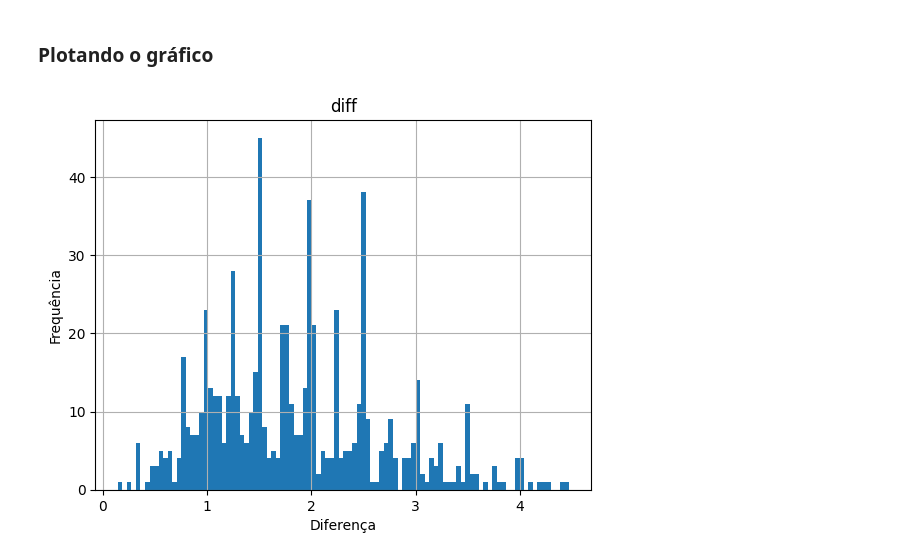
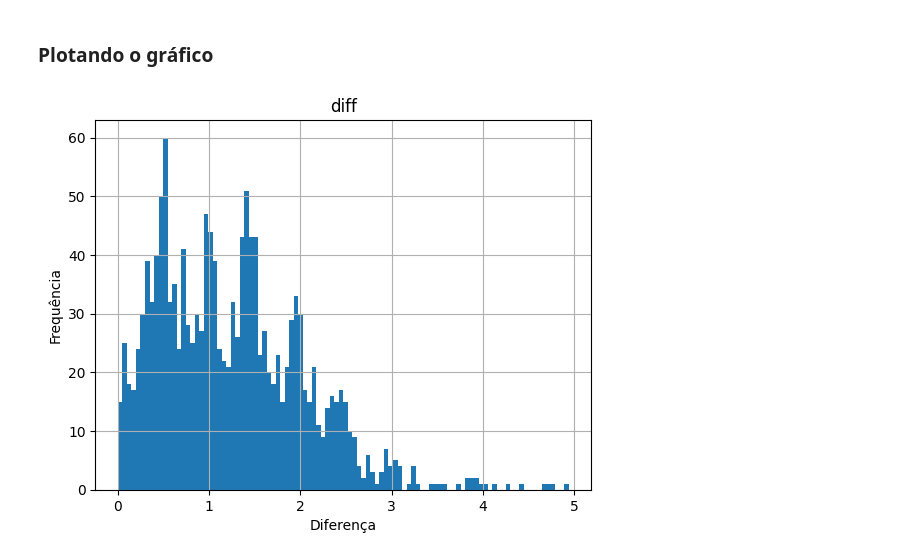
Before and after one commit to Eduardosmb/Desafio-Netflix, a Jupyter notebook: netflix.ipynb, the cells around one changed output. Cells and saved outputs as stored; diff of their text form; code cells hidden in the pictures.

Commit message:
csv + grafico

```diff
--- a/netflix.ipynb
+++ b/netflix.ipynb
@@ -234,10 +234,11 @@ df.head()
 # %% [markdown]
 ### Plotando o gráfico
 # %%
-#fazer hisotgrama das diferenças
+df = pd.read_csv('grafico.csv')
+df.head()
 df.hist(column='diff', bins=100)
 plt.xlabel('Diferença')
 plt.ylabel('Frequência')
 plt.show()
 # %% [output]
-[figure, old version]
+[figure, new version]
```
Also changed, not shown: parts of 1 cell of this notebook, 1 other file.
